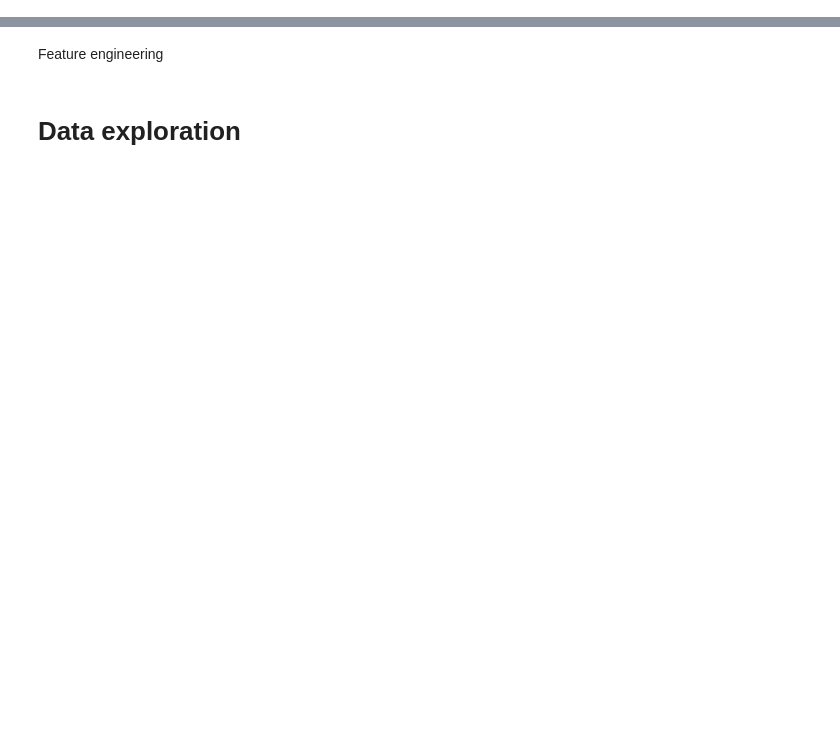
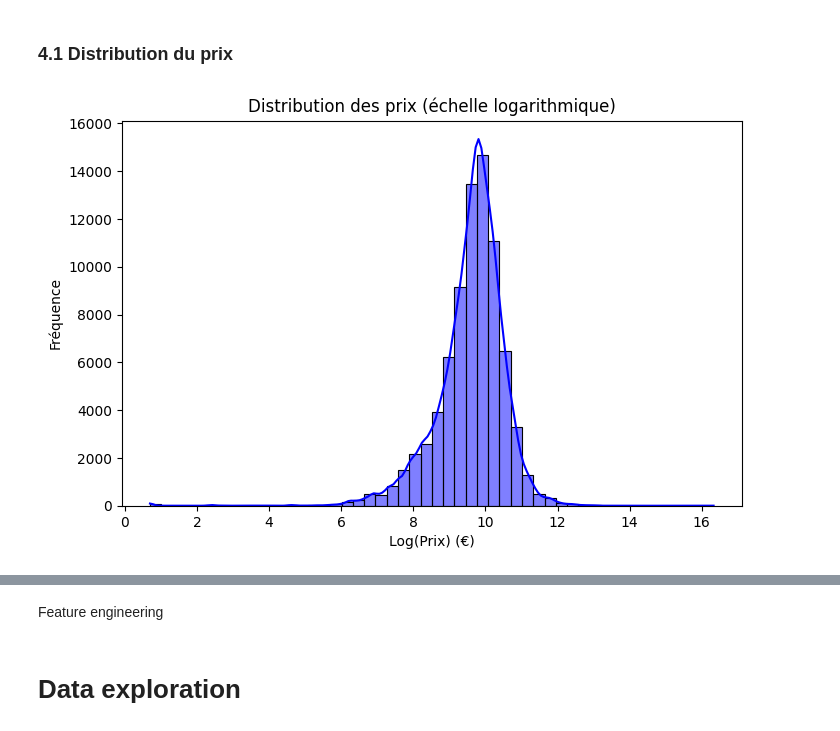
Before and after one commit to the-demby/Leboncoin_Predicting_Price, a Jupyter notebook: leboncoin.ipynb, the cells around one changed output, grey strips where cells are left out. Drawn from its saved outputs; the diff is of its cells as text; code cells hidden in the pictures; blank space fills up the shorter version.

```diff
--- a/leboncoin.ipynb
+++ b/leboncoin.ipynb
@@ -128,0 +412,3 @@ print("Taille:",leboncoin_ads_filtered_extended.shape,"\ncolumns: ",leboncoin_ad
+# %%
+df_cleaned = pd.read_csv('Data/df_cleaned.csv')
+df_cleaned.head(2)
@@ -128,0 +554,15 @@ print("Taille:",leboncoin_ads_filtered_extended.shape,"\ncolumns: ",leboncoin_ad
+# %% [markdown]
+### **4.1 Distribution du prix**
+# %%
+# Ajouter une colonne pour le logarithme des prix (en évitant les erreurs avec les valeurs nulles ou négatives)
+df_cleaned['log_prix'] = np.log1p(df_cleaned['prix'])  # log(1 + prix) pour éviter log(0)
+
+# Visualiser la distribution après transformation
+plt.figure(figsize=(8, 5))
+sns.histplot(df_cleaned['log_prix'], bins=50, kde=True, color='blue')
+plt.title('Distribution des prix (échelle logarithmique)')
+plt.xlabel('Log(Prix) (€)')
+plt.ylabel('Fréquence')
+plt.show()
+# %% [output]
+[figure, added]
```
Also changed, not shown: parts of 94 cells of this notebook, 8 other files.
